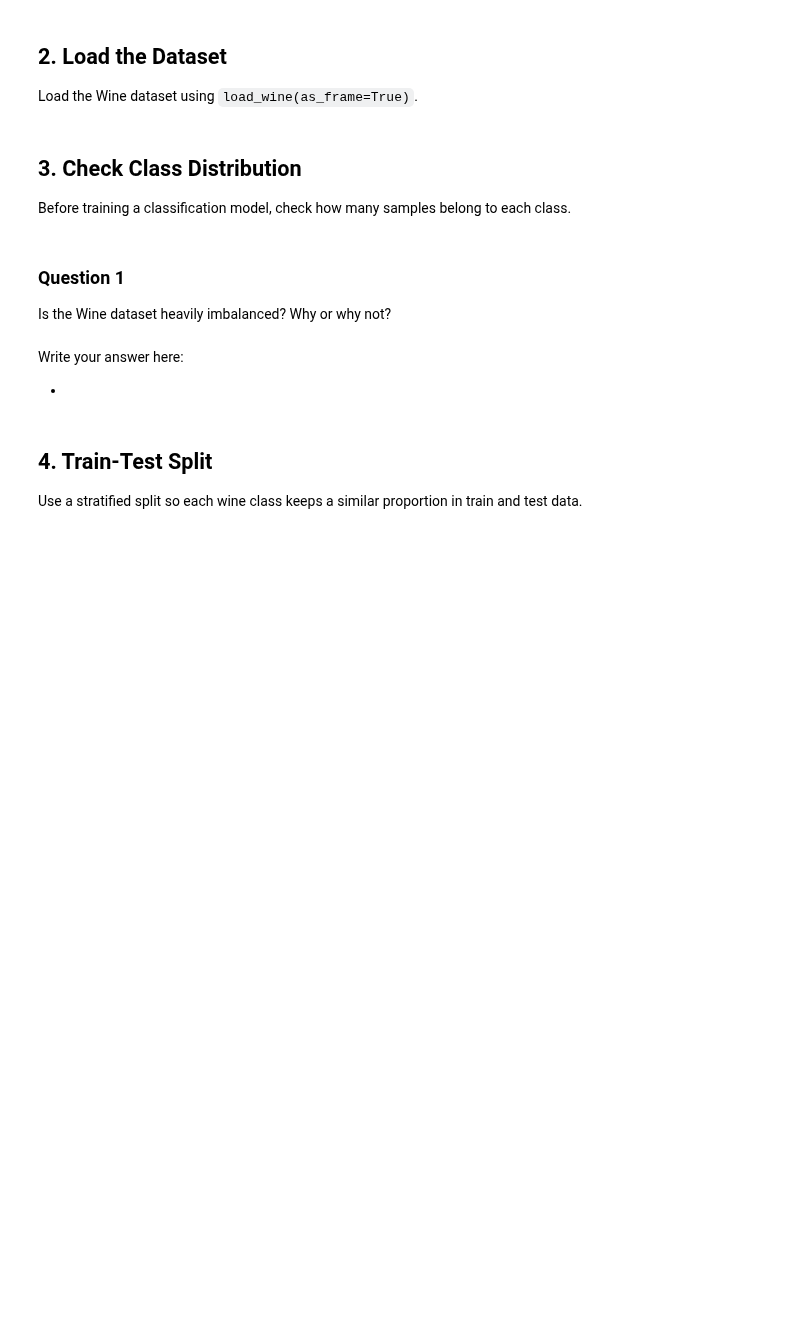
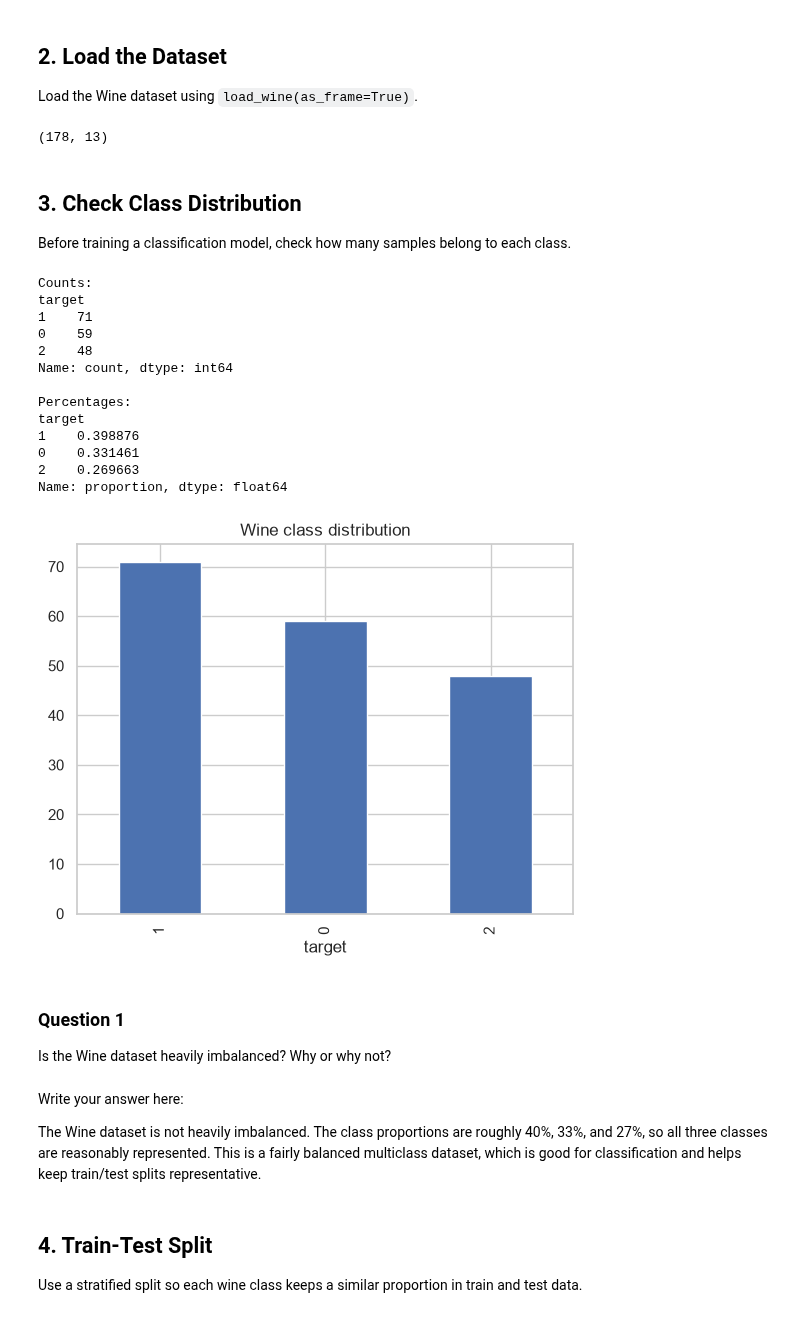
Before and after one commit to rakesh-kumar07/LogicMojo-AI-ML-June26-rakesh, a Jupyter notebook: Assignment/03_k_nearest_neighbors/wine_knn_assignment.ipynb, the cells around one changed output. Cells and saved outputs as stored; diff of their text form; code cells hidden in the pictures; blank space fills up the shorter version.

```diff
--- a/Assignment/03_k_nearest_neighbors/wine_knn_assignment.ipynb
+++ b/Assignment/03_k_nearest_neighbors/wine_knn_assignment.ipynb
@@ -73,3 +57,16 @@ raise NotImplementedError("Inspect the dataset")
+# %%
+wine = load_wine(as_frame=True)
+X = wine.data
+y = wine.target
+# %%
+# X contains feature columns, y contains target values.
+X = wine.data
+y = wine.target
+# %%
+X.head()
+X.shape
+# %% [output]
+(178, 13)
 # %% [markdown]
 ## 3. Check Class Distribution
 
@@ -82,11 +74,37 @@ raise NotImplementedError("Check class distribution")
+# %%
+class_counts = y.value_counts()
+class_percentages = y.value_counts(normalize=True)
+
+print('Counts:')
+print(class_counts)
+print('\nPercentages:')
+print(class_percentages)
+
+class_counts.plot(kind='bar', title='Wine class distribution')
+plt.show()
+# %% [output]
+Counts:
+target
+1    71
+0    59
+2    48
+Name: count, dtype: int64
+
+Percentages:
+target
+1    0.398876
+0    0.331461
+2    0.269663
+Name: proportion, dtype: float64
+[figure, added]
 # %% [markdown]
 ### Question 1
 
 Is the Wine dataset heavily imbalanced? Why or why not?
-# %% [markdown]
-Write your answer here:
-
--
+# %% [markdown]
+Write your answer here:
+
+The Wine dataset is not heavily imbalanced. The class proportions are roughly 40%, 33%, and 27%, so all three classes are reasonably represented. This is a fairly balanced multiclass dataset, which is good for classification and helps keep train/test splits representative.
 # %% [markdown]
 ## 4. Train-Test Split
 
```
Also changed, not shown: parts of 42 cells of this notebook, 1 other file.
